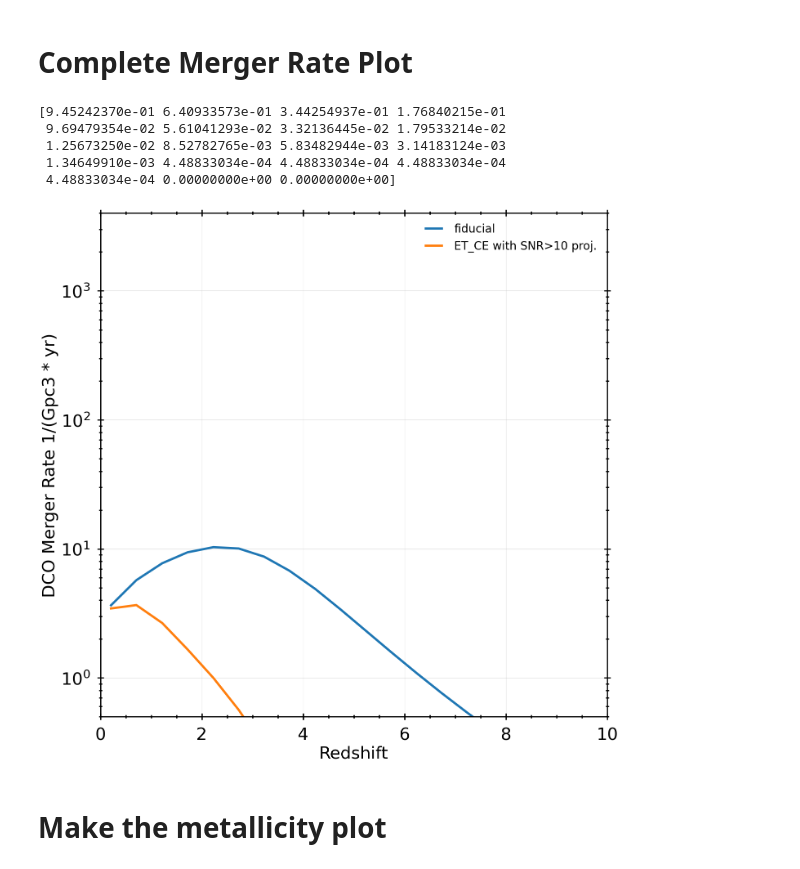
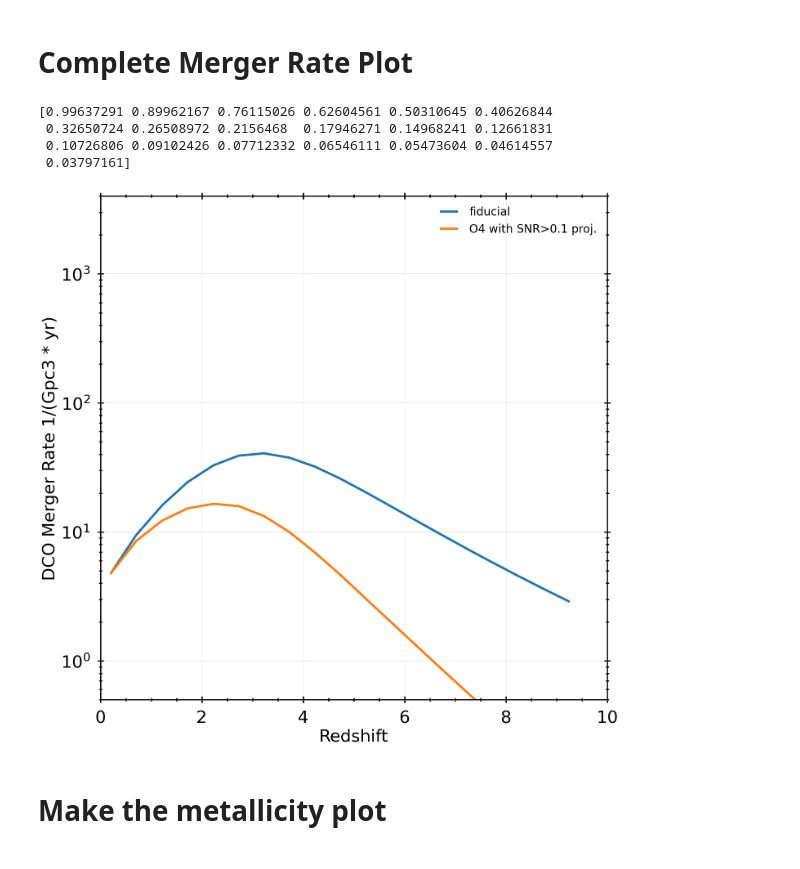
Before and after one commit to stlgolfer/metallicity_mergers, a Jupyter notebook: convolve_test.ipynb, the cells around one changed output. Drawn from its saved outputs; the diff is of its cells as text; code cells hidden in the pictures.

```diff
--- a/convolve_test.ipynb
+++ b/convolve_test.ipynb
@@ -642,10 +642,10 @@ def get_all_snr_weights(dets, snr_cut):
     # for this one, we can rescale the count by finding how many objects make the cut and dividing by the total number of systems (not weights!)
     # snr_weights = np.zeros_like(fiducial_plotting_data['redshifts'])
     # this is probably a bad idea for RAM, but let's try a giant array that is per-system
-    all_snr_weights = np.zeros((len(fiducial_plotting_data['redshifts']), len(dco_metallicities)))
+    all_snr_weights = np.zeros((len(z_bins), len(dco_metallicities)))
 
     # have to iterate
-    for i, z in enumerate(fiducial_plotting_data['redshifts']):
+    for i, z in enumerate(z_bins):
         zuse = z
         snrs_at_z = load_snr_data(os.path.join(SNRsdir, Cat_base_name + ('NSBH' if TYPES == 'BHNS' else TYPES) + f'_z{zuse:.2f}' + '_allDetectors.h5'))
         # here is where we need to gather each detector
@@ -687,8 +687,13 @@ networks = {
     'ET_CE': {
         'array': ['ETS', 'CE1Id'],
         'snr': 10
+    },
+    'O4': {
+        'array': ['H1_O4a', 'L1_O4a', 'Virgo_O4a'],
+        'snr': 10e-2
     }
 }
+det_choice = 'O4'
 # %%
 # make a new plot
 sfr_fig, sfr_ax = plt.subplots(1, 1)
@@ -697,40 +702,38 @@ sfr_ax.plot(
     fiducial_plotting_data['redshifts'],
     np.sum(fiducial_plotting_data['all_weights'],axis=0),
     label='fiducial'
 )
 
 snr_grid = np.zeros(
     (len(fiducial_plotting_data['redshifts']), len(dco_efficiencies))
 )
 
-det_choice = 'ET_CE'
 all_snr_weights = get_all_snr_weights(networks[det_choice]['array'], networks[det_choice]['snr'])
 scale = np.sum(all_snr_weights, axis=1)/(all_snr_weights.shape[1])
 print(scale)
 p_line = np.sum(fiducial_plotting_data['all_weights'],axis=0)*scale
 sfr_ax.plot(
     fiducial_plotting_data['redshifts'],
     p_line,
     label=f'{det_choice} with SNR>{networks[det_choice]['snr']} proj.'
 )
 # print(np.sum(p_line))
 # print(p_line[0])
 
 fiducial_plotting_data['redshifts']
 sfr_ax.set_xlabel('Redshift')
 sfr_ax.set_ylabel('DCO Merger Rate 1/(Gpc3 * yr)')
 sfr_ax.set_xlim(0, 10)
 sfr_ax.set_ylim(0.5, 4000)
 sfr_ax.legend()
 sfr_ax.set_yscale('log')
 sfr_fig.show()
 # %% [output]
-[9.45242370e-01 6.40933573e-01 3.44254937e-01 1.76840215e-01
- 9.69479354e-02 5.61041293e-02 3.32136445e-02 1.79533214e-02
- 1.25673250e-02 8.52782765e-03 5.83482944e-03 3.14183124e-03
- 1.34649910e-03 4.48833034e-04 4.48833034e-04 4.48833034e-04
- 4.48833034e-04 0.00000000e+00 0.00000000e+00]
+[0.99637291 0.89962167 0.76115026 0.62604561 0.50310645 0.40626844
+ 0.32650724 0.26508972 0.2156468  0.17946271 0.14968241 0.12661831
+ 0.10726806 0.09102426 0.07712332 0.06546111 0.05473604 0.04614557
+ 0.03797161]
-[figure, old version]
+[figure, new version]
 # %% [markdown]
 # Make the metallicity plot
 # %%
```
Also changed, not shown: parts of 5 cells of this notebook, 1 other file.
